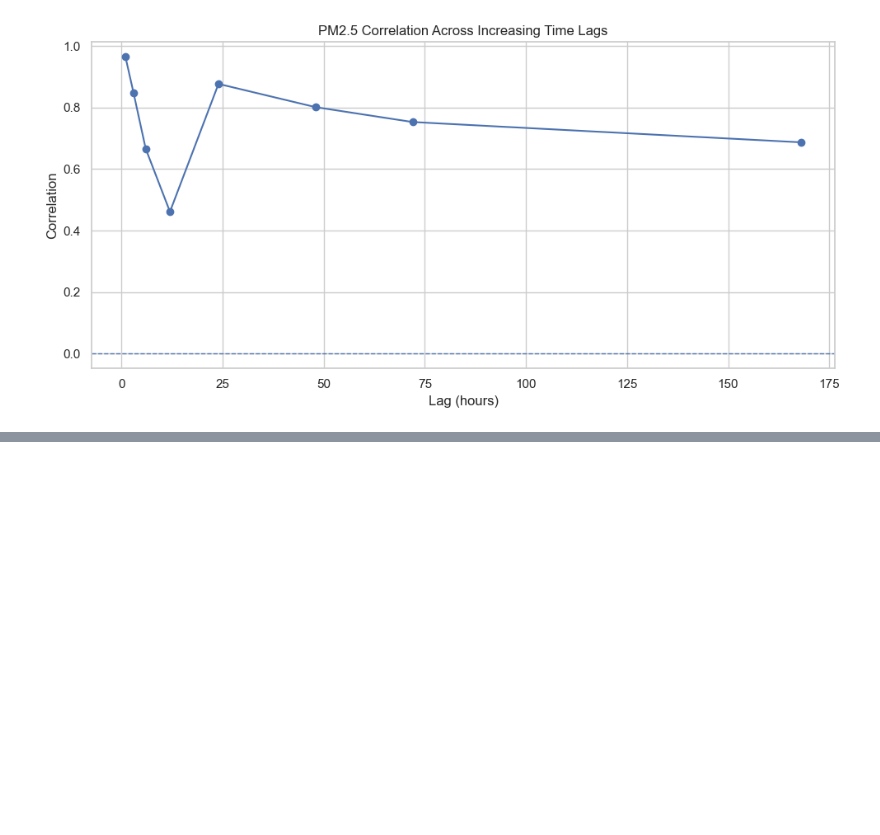
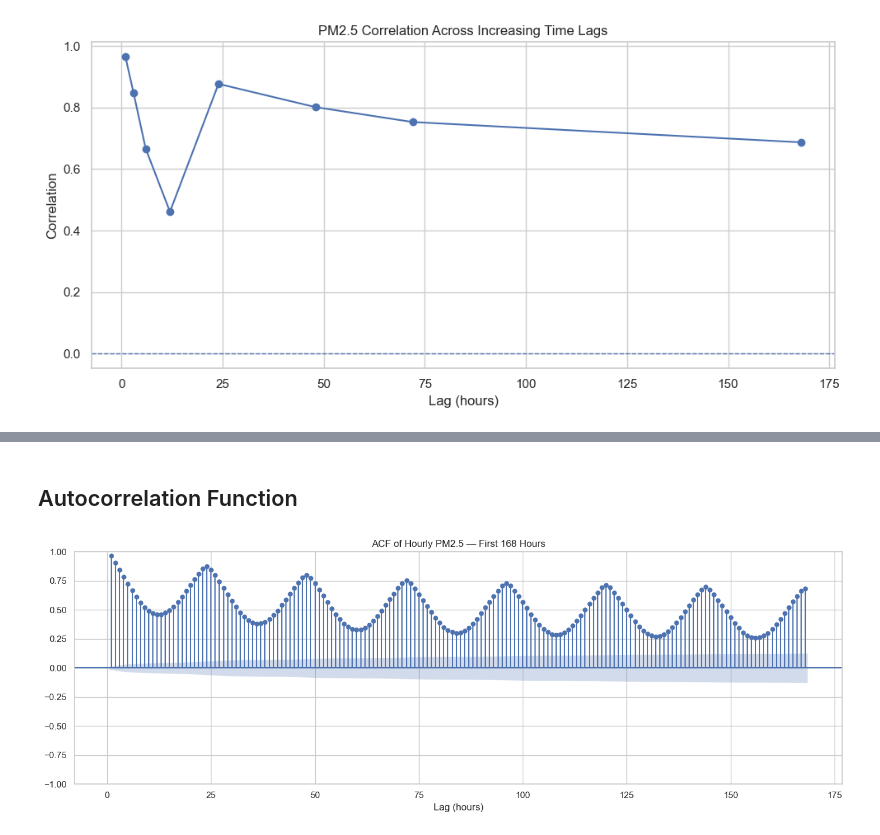
Before and after one commit to rubeshnpl13/Kathmandu-Air-Quality-Intelligence, a Jupyter notebook: notebooks/05_time_series_analysis.ipynb, the cells around one changed output, grey strips where cells are left out. Drawn from its saved outputs; the diff is of its cells as text; code cells hidden in the pictures; blank space fills up the shorter version.

```diff
--- a/notebooks/05_time_series_analysis.ipynb
+++ b/notebooks/05_time_series_analysis.ipynb
@@ -238,0 +309,26 @@ plt.show()
+# %% [markdown]
+## Autocorrelation Function
+# %%
+#Hourly ACF
+
+fig, ax = plt.subplots(
+    figsize=(14, 5)
+)
+
+plot_acf(
+    hourly_pm25,
+    lags=168,
+    zero=False,
+    ax=ax
+)
+
+ax.set_title(
+    'ACF of Hourly PM2.5 — First 168 Hours'
+)
+
+ax.set_xlabel('Lag (hours)')
+
+plt.tight_layout()
+plt.show()
+# %% [output]
+[figure, added]
```
Also changed, not shown: parts of 48 cells of this notebook, 6 other files.
